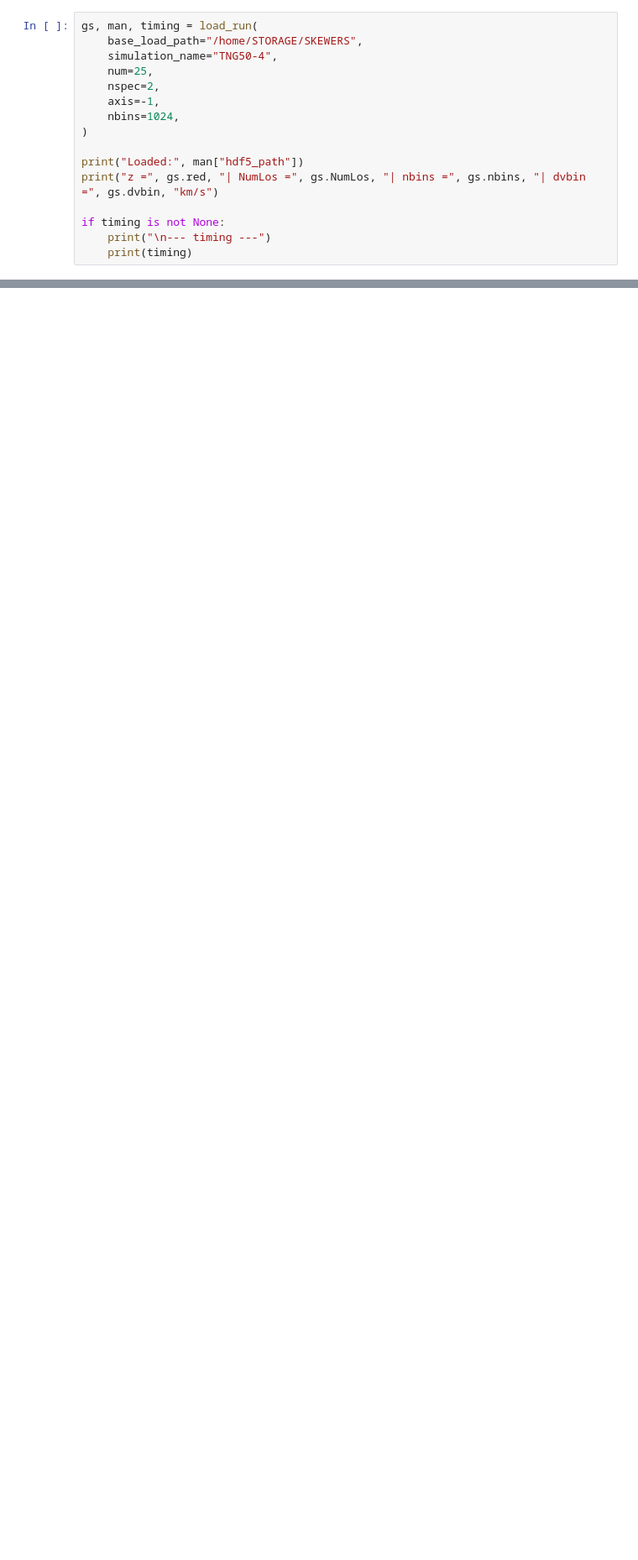
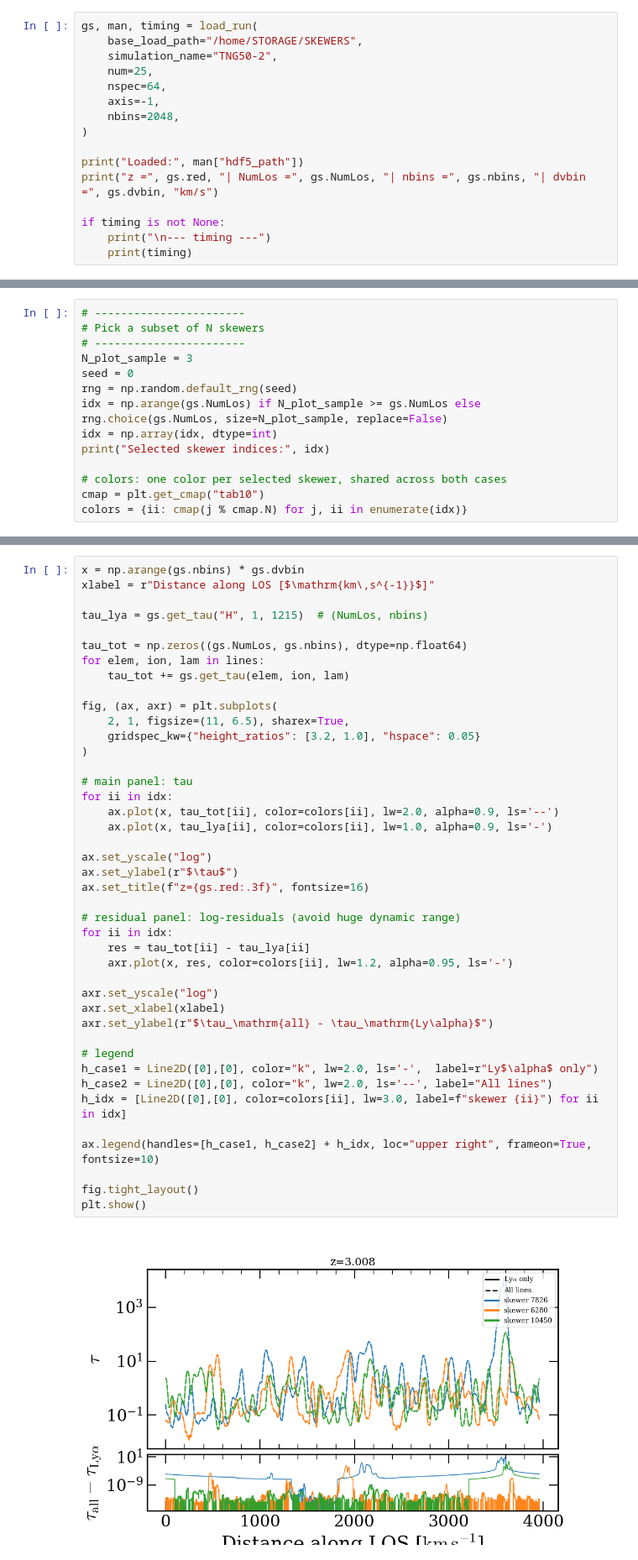
Before and after one commit to daniellopezcano/metal_contamination_fake_spectra, a Jupyter notebook: notebooks/resolution_xi1D.ipynb, the cells around one changed output, grey strips where cells are left out. Shown at 84% size. Saved outputs shown, nothing was run; the diff lists cells and outputs as text; blank space fills up the shorter version.

Commit message:
xi1D resolution plots and calculations comparisson

```diff
--- a/notebooks/resolution_xi1D.ipynb
+++ b/notebooks/resolution_xi1D.ipynb
@@ -20,11 +20,11 @@ plt.rcParams.update(rcnew)
 # %%
 gs, man, timing = load_run(
     base_load_path="/home/STORAGE/SKEWERS",
-    simulation_name="TNG50-4",
+    simulation_name="TNG50-2",
     num=25,
-    nspec=2,
+    nspec=64,
     axis=-1,
-    nbins=1024,
+    nbins=2048,
 )
 
 print("Loaded:", man["hdf5_path"])
@@ -59,0 +165,14 @@ print("Example loaded keys:", gs_all.keys())
+# %%
+# -----------------------
+# Pick a subset of N skewers
+# -----------------------
+N_plot_sample = 3
+seed = 0
+rng = np.random.default_rng(seed)
+idx = np.arange(gs.NumLos) if N_plot_sample >= gs.NumLos else rng.choice(gs.NumLos, size=N_plot_sample, replace=False)
+idx = np.array(idx, dtype=int)
+print("Selected skewer indices:", idx)
+
+# colors: one color per selected skewer, shared across both cases
+cmap = plt.get_cmap("tab10")
+colors = {ii: cmap(j % cmap.N) for j, ii in enumerate(idx)}
@@ -59,0 +181,44 @@ print("Example loaded keys:", gs_all.keys())
+# %%
+x = np.arange(gs.nbins) * gs.dvbin
+xlabel = r"Distance along LOS [$\mathrm{km\,s^{-1}}$]"
+
+tau_lya = gs.get_tau("H", 1, 1215)  # (NumLos, nbins)
+
+tau_tot = np.zeros((gs.NumLos, gs.nbins), dtype=np.float64)
+for elem, ion, lam in lines:
+    tau_tot += gs.get_tau(elem, ion, lam)
+
+fig, (ax, axr) = plt.subplots(
+    2, 1, figsize=(11, 6.5), sharex=True,
+    gridspec_kw={"height_ratios": [3.2, 1.0], "hspace": 0.05}
+)
+
+# main panel: tau
+for ii in idx:
+    ax.plot(x, tau_tot[ii], color=colors[ii], lw=2.0, alpha=0.9, ls='--')
+    ax.plot(x, tau_lya[ii], color=colors[ii], lw=1.0, alpha=0.9, ls='-')
+
+ax.set_yscale("log")
+ax.set_ylabel(r"$\tau$")
+ax.set_title(f"z={gs.red:.3f}", fontsize=16)
+
+# residual panel: log-residuals (avoid huge dynamic range)
+for ii in idx:
+    res = tau_tot[ii] - tau_lya[ii]
+    axr.plot(x, res, color=colors[ii], lw=1.2, alpha=0.95, ls='-')
+
+axr.set_yscale("log")
+axr.set_xlabel(xlabel)
+axr.set_ylabel(r"$\tau_\mathrm{all} - \tau_\mathrm{Ly\alpha}$")
+
+# legend
+h_case1 = Line2D([0],[0], color="k", lw=2.0, ls='-',  label=r"Ly$\alpha$ only")
+h_case2 = Line2D([0],[0], color="k", lw=2.0, ls='--', label="All lines")
+h_idx = [Line2D([0],[0], color=colors[ii], lw=3.0, label=f"skewer {ii}") for ii in idx]
+
+ax.legend(handles=[h_case1, h_case2] + h_idx, loc="upper right", frameon=True, fontsize=10)
+
+fig.tight_layout()
+plt.show()
+# %% [output]
+[figure, added]
```
Also changed, not shown: parts of 17 cells of this notebook, 1 other file.
